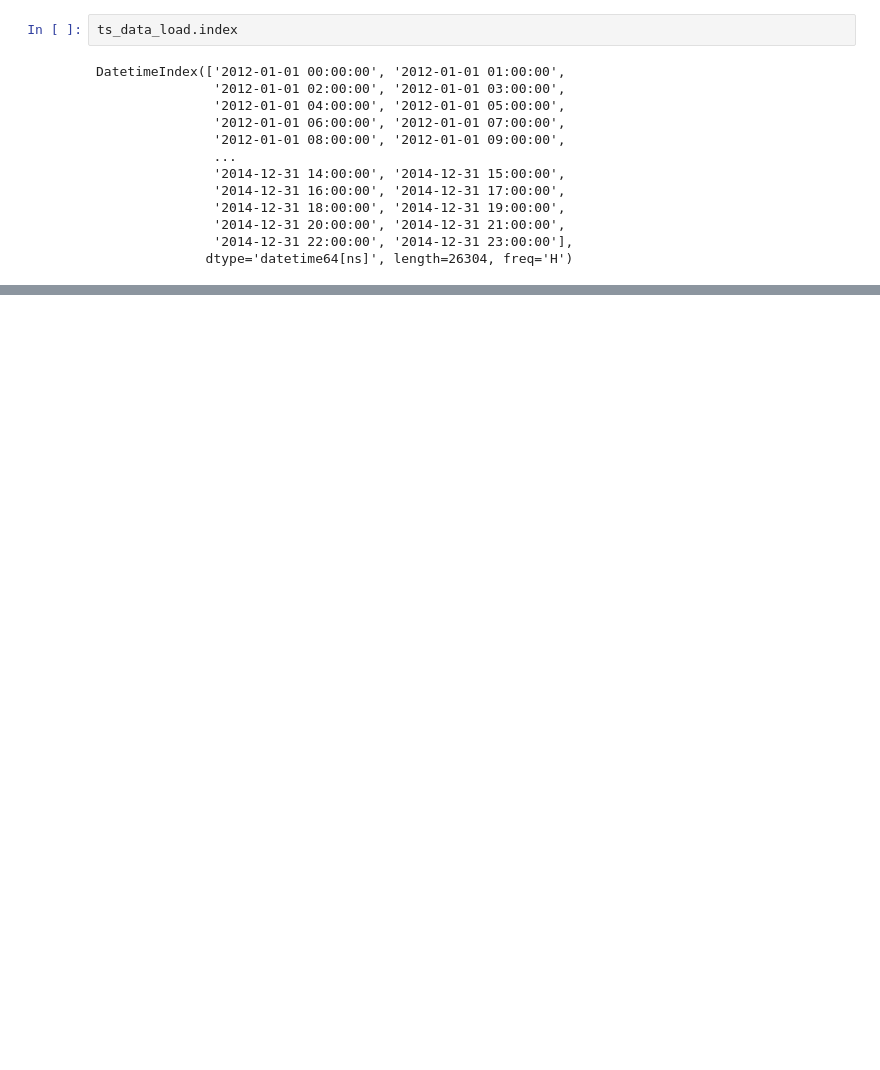
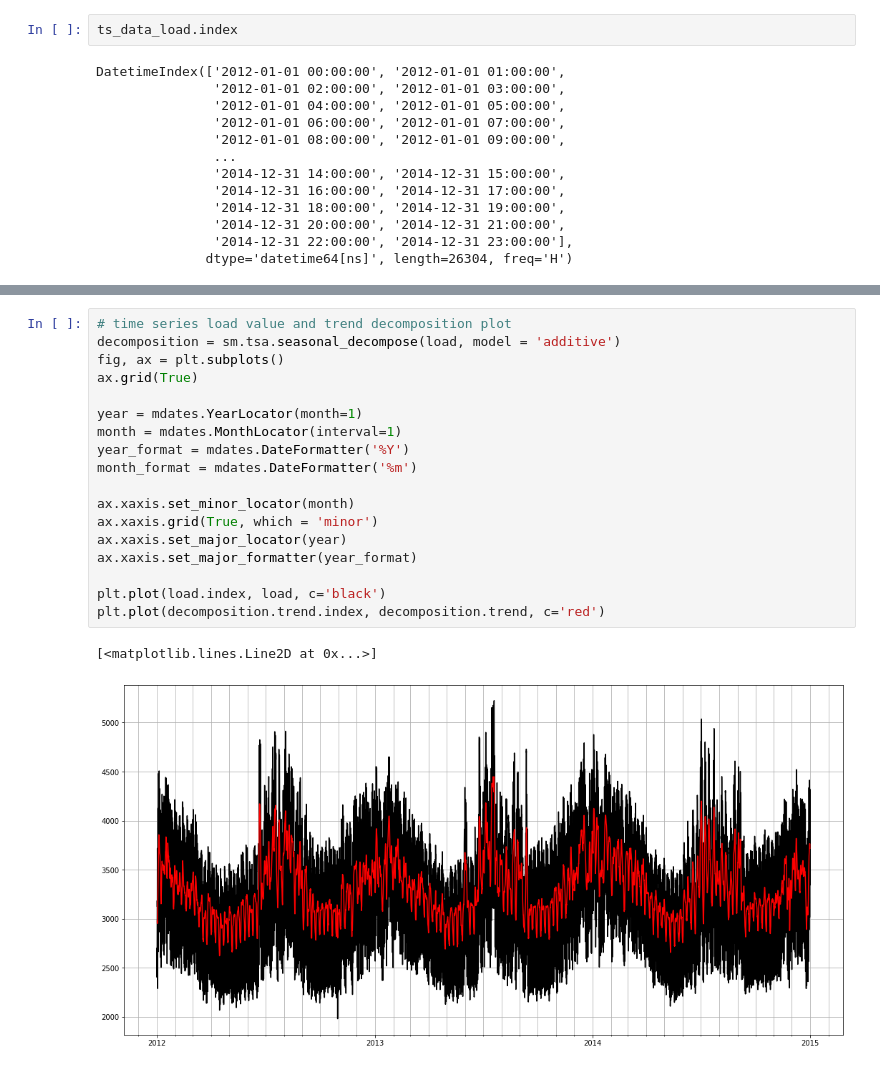
Before and after one commit to paulsok/kaggle, a Jupyter notebook: Global Energy Forecasting Competition/Global_Energy_Forecasting_Competition.ipynb, the cells around one changed output, grey strips where cells are left out. Drawn from its saved outputs; the diff is of its cells as text; blank space fills up the shorter version.

```diff
--- a/Global Energy Forecasting Competition/Global_Energy_Forecasting_Competition.ipynb
+++ b/Global Energy Forecasting Competition/Global_Energy_Forecasting_Competition.ipynb
@@ -72,0 +132,21 @@ DatetimeIndex(['2012-01-01 00:00:00', '2012-01-01 01:00:00',
+# %%
+# time series load value and trend decomposition plot
+decomposition = sm.tsa.seasonal_decompose(load, model = 'additive')
+fig, ax = plt.subplots()
+ax.grid(True)
+
+year = mdates.YearLocator(month=1)
+month = mdates.MonthLocator(interval=1)
+year_format = mdates.DateFormatter('%Y')
+month_format = mdates.DateFormatter('%m')
+
+ax.xaxis.set_minor_locator(month)
+ax.xaxis.grid(True, which = 'minor')
+ax.xaxis.set_major_locator(year)
+ax.xaxis.set_major_formatter(year_format)
+
+plt.plot(load.index, load, c='black')
+plt.plot(decomposition.trend.index, decomposition.trend, c='red')
+# %% [output]
+[<matplotlib.lines.Line2D at 0x...>]
+[figure, added]
```
Also changed, not shown: parts of 12 cells of this notebook.
